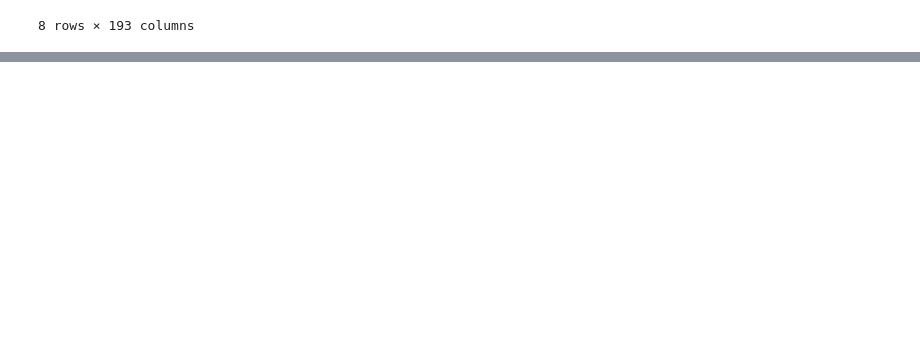
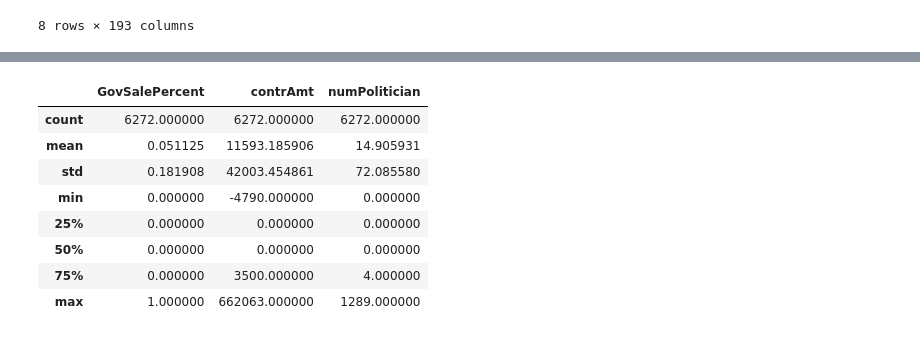
Before and after one commit to wangyouan/STOCKAct, a Jupyter notebook: Notebook/ConstructPoliticalConnectionMeasure.ipynb, the cells around one changed output, grey strips where cells are left out. Saved outputs shown, nothing was run; the diff lists cells and outputs as text; code cells hidden in the pictures; blank space fills up the shorter version.

```diff
--- a/Notebook/ConstructPoliticalConnectionMeasure.ipynb
+++ b/Notebook/ConstructPoliticalConnectionMeasure.ipynb
@@ -126,0 +137,5 @@ reg_df_gov_num.to_stata(os.path.join(const.RESULT_PATH, '20241223_stock_act_reg_
+# %%
+dollar_amount = pd.read_stata(os.path.join(const.DATA_PATH, 'fromZGY', 'fec_2008_2015_firmlevel_dollarnum.dta')).rename(
+    columns={'year': const.YEAR, 'amount': 'contrAmt'}).drop(['index'], axis=1).dropna(how='any')
+people_num = pd.read_stata(os.path.join(const.DATA_PATH, 'fromZGY', 'fec_2008_2015_firmlevel_peoplenum.dta')).rename(
+    columns={'year': const.YEAR, 'recipient_ext_id': 'numPolitician'}).drop(['index'], axis=1).dropna(how='any')
@@ -126,0 +161,17 @@ reg_df_gov_num.to_stata(os.path.join(const.RESULT_PATH, '20241223_stock_act_reg_
+# %%
+gov_contract[const.YEAR] = gov_contract[const.YEAR].astype(int)
+govsales_percentage[const.YEAR] = govsales_percentage[const.YEAR].astype(int)
+dollar_amount[const.YEAR] = dollar_amount[const.YEAR].astype(int)
+people_num[const.YEAR] = people_num[const.YEAR].astype(int)
+gov_contract[const.GVKEY] = gov_contract[const.GVKEY].astype(int)
+dollar_amount[const.GVKEY] = dollar_amount[const.GVKEY].astype(int)
+people_num[const.GVKEY] = people_num[const.GVKEY].astype(int)
+# %%
+reg_df2: DataFrame = reg_df.merge(govsales_percentage, on=[const.TICKER, const.YEAR], how='left').merge(
+    gov_contract, on=[const.GVKEY, const.YEAR], how='left').merge(
+    dollar_amount, on=[const.GVKEY, const.YEAR], how='left').merge(
+    people_num, on=[const.GVKEY, const.YEAR], how='left')
+reg_df2.loc[:, 'GovSalePercent'] = reg_df2['GovSalePercent'].fillna(0)
+reg_df2.loc[:, 'hasGovContractPanel'] = reg_df2['hasGovContractPanel'].fillna(0)
+reg_df2.loc[:, 'contrAmt'] = reg_df2['contrAmt'].fillna(0)
+reg_df2.loc[:, 'numPolitician'] = reg_df2['numPolitician'].fillna(0)
@@ -126,0 +190,12 @@ reg_df_gov_num.to_stata(os.path.join(const.RESULT_PATH, '20241223_stock_act_reg_
+# %%
+reg_df2.loc[reg_df2[const.YEAR] < 2012, ['GovSalePercent', 'contrAmt', 'numPolitician']].describe()
+# %% [output]
+|  | GovSalePercent | contrAmt | numPolitician |
+| count | 6272.000000 | 6272.000000 | 6272.000000 |
+| mean | 0.051125 | 11593.185906 | 14.905931 |
+| std | 0.181908 | 42003.454861 | 72.085580 |
+| min | 0.000000 | -4790.000000 | 0.000000 |
+| 25% | 0.000000 | 0.000000 | 0.000000 |
+| 50% | 0.000000 | 0.000000 | 0.000000 |
+| 75% | 0.000000 | 3500.000000 | 4.000000 |
+| max | 1.000000 | 662063.000000 | 1289.000000 |
```
Also changed, not shown: parts of 6 cells of this notebook.
